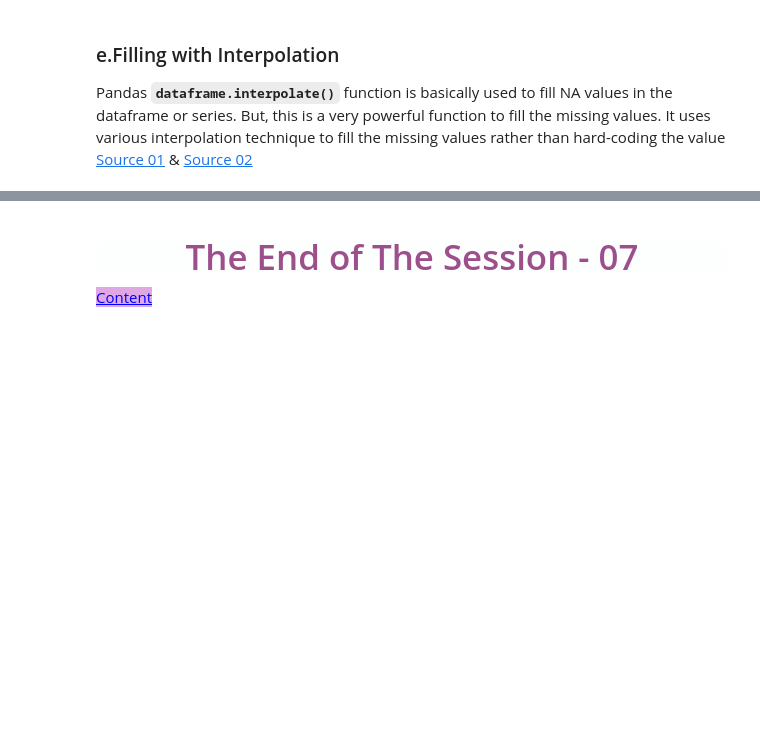
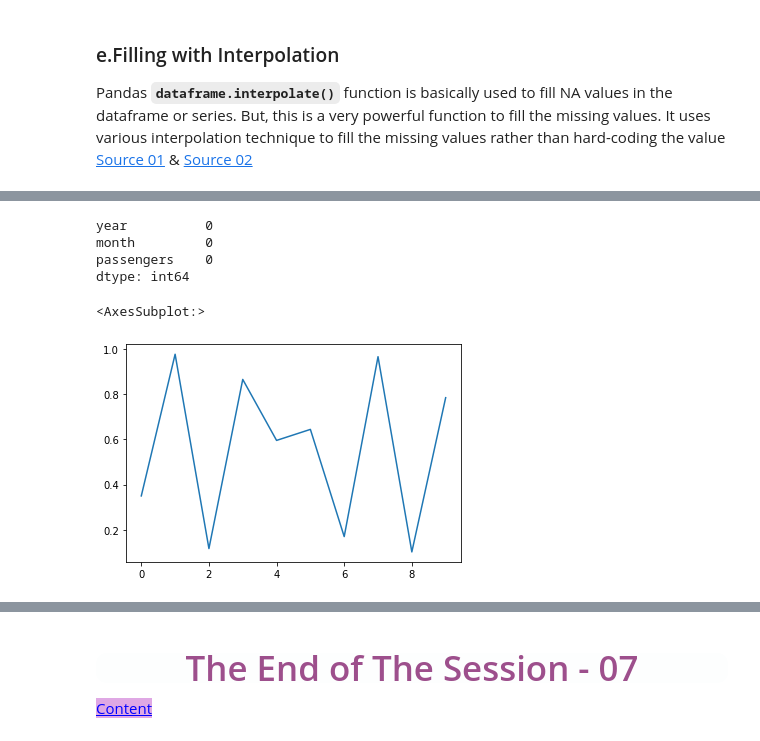
Before and after one commit to ertgrlars1/daily_work_file, a Jupyter notebook: 08.12.2022/08.11.2022 DAwPy - 9 (Handling with Missing Values).ipynb, the cells around one changed output, grey strips where cells are left out. Cells and saved outputs as stored; diff of their text form; code cells hidden in the pictures; blank space fills up the shorter version.

```diff
--- a/08.12.2022/08.11.2022 DAwPy - 9 (Handling with Missing Values).ipynb
+++ b/08.12.2022/08.11.2022 DAwPy - 9 (Handling with Missing Values).ipynb
@@ -1328,0 +1531,13 @@ Pandas **``dataframe.interpolate()``** function is basically used to fill NA val
+# %%
+flights.isnull().sum()
+# %% [output]
+year          0
+month         0
+passengers    0
+dtype: int64
+# %%
+ser = pd.Series(np.random.rand(10))
+ser.plot()
+# %% [output]
+<AxesSubplot:>
+[figure, added]
```
Also changed, not shown: parts of 46 cells of this notebook, 6 other files.
